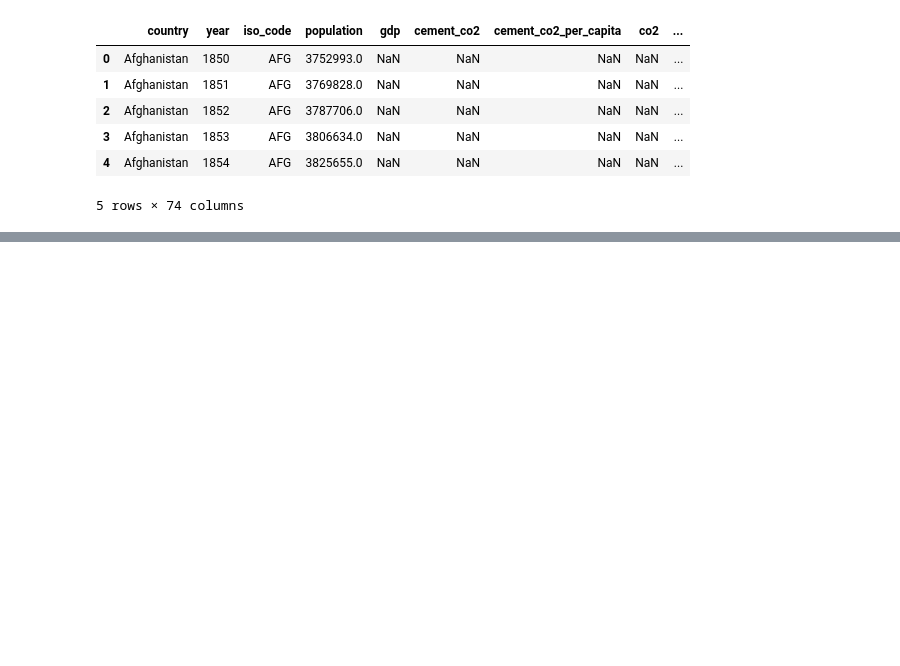
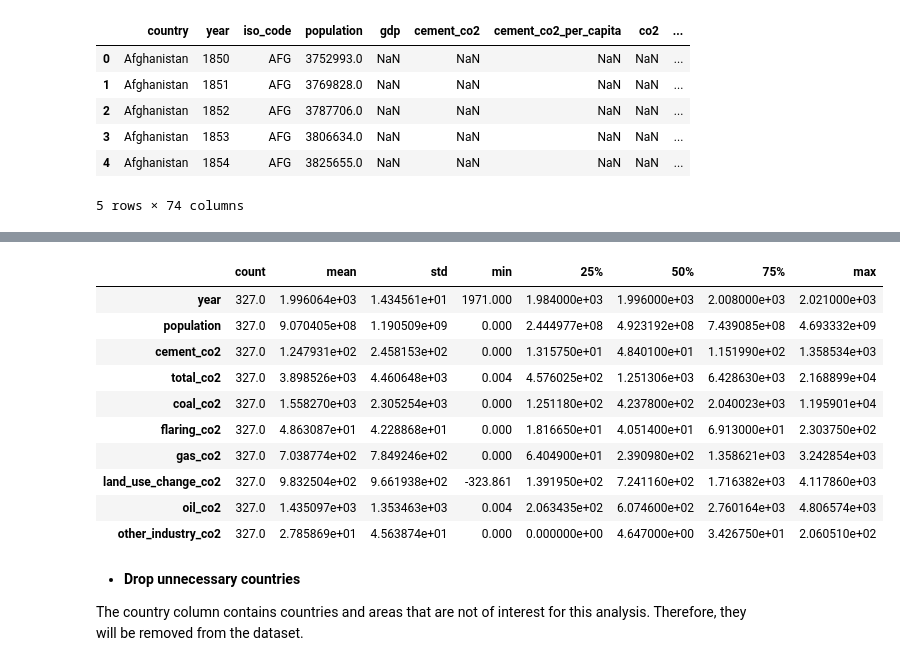
Before and after one commit to herrerovir/Co2-emissions-exploratory-data-analysis, a Jupyter notebook: EDA-co2-emissions.ipynb, the cells around one changed output, grey strips where cells are left out. Drawn from its saved outputs; the diff is of its cells as text; code cells hidden in the pictures; blank space fills up the shorter version.

```diff
--- a/EDA-co2-emissions.ipynb
+++ b/EDA-co2-emissions.ipynb
@@ -25,0 +203,6 @@ carbon_emission.head()
+# %%
+# Replace all nan values into null values
+carbon_emission = carbon_emission.replace(np.nan, 0)
+# %%
+# Interpolate all the null values
+carbon_emission = carbon_emission.infer_objects(copy = False)
@@ -25,0 +247,7 @@ carbon_emission.head()
+# %%
+continents = ["Africa", "Antarctica", "Asia", "Europe", "North America", "Oceania", "South America"]
+emissions_continents = carbon_emission.loc[carbon_emission.country.isin(continents)]
+emissions_continents = emissions_continents.drop(columns = ["gdp"])
+emissions_continents = emissions_continents.rename(columns = {"country" : "continent"})
+
+emissions_continents.head()
@@ -25,0 +261,18 @@ carbon_emission.head()
+# %%
+emissions_continents.describe().T
+# %% [output]
+|  | count | mean | std | min | 25% | 50% | 75% | max |
+| year | 327.0 | 1.996064e+03 | 1.434561e+01 | 1971.000 | 1.984000e+03 | 1.996000e+03 | 2.008000e+03 | 2.021000e+03 |
+| population | 327.0 | 9.070405e+08 | 1.190509e+09 | 0.000 | 2.444977e+08 | 4.923192e+08 | 7.439085e+08 | 4.693332e+09 |
+| cement_co2 | 327.0 | 1.247931e+02 | 2.458153e+02 | 0.000 | 1.315750e+01 | 4.840100e+01 | 1.151990e+02 | 1.358534e+03 |
+| total_co2 | 327.0 | 3.898526e+03 | 4.460648e+03 | 0.004 | 4.576025e+02 | 1.251306e+03 | 6.428630e+03 | 2.168899e+04 |
+| coal_co2 | 327.0 | 1.558270e+03 | 2.305254e+03 | 0.000 | 1.251180e+02 | 4.237800e+02 | 2.040023e+03 | 1.195901e+04 |
+| flaring_co2 | 327.0 | 4.863087e+01 | 4.228868e+01 | 0.000 | 1.816650e+01 | 4.051400e+01 | 6.913000e+01 | 2.303750e+02 |
+| gas_co2 | 327.0 | 7.038774e+02 | 7.849246e+02 | 0.000 | 6.404900e+01 | 2.390980e+02 | 1.358621e+03 | 3.242854e+03 |
+| land_use_change_co2 | 327.0 | 9.832504e+02 | 9.661938e+02 | -323.861 | 1.391950e+02 | 7.241160e+02 | 1.716382e+03 | 4.117860e+03 |
+| oil_co2 | 327.0 | 1.435097e+03 | 1.353463e+03 | 0.004 | 2.063435e+02 | 6.074600e+02 | 2.760164e+03 | 4.806574e+03 |
+| other_industry_co2 | 327.0 | 2.785869e+01 | 4.563874e+01 | 0.000 | 0.000000e+00 | 4.647000e+00 | 3.426750e+01 | 2.060510e+02 |
+# %% [markdown]
+* **Drop unnecessary countries**
+
+The country column contains countries and areas that are not of interest for this analysis. Therefore, they will be removed from the dataset.
```
Also changed, not shown: parts of 34 cells of this notebook.
